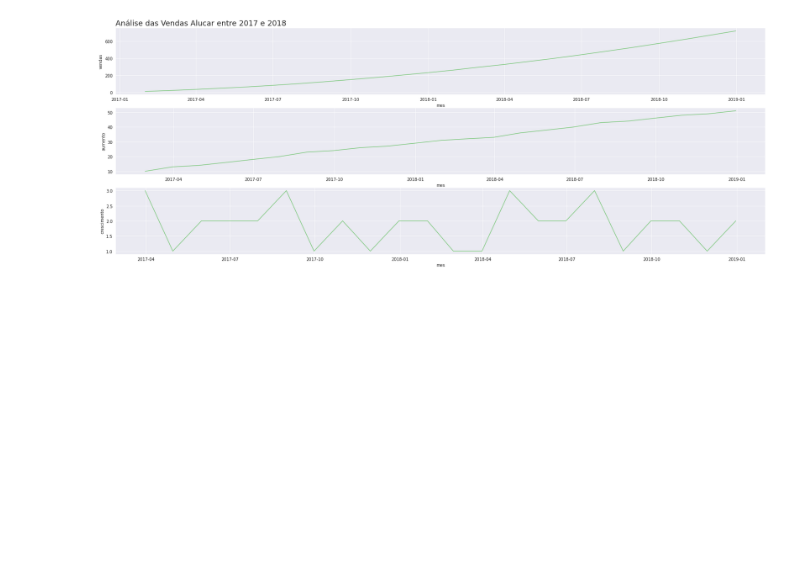
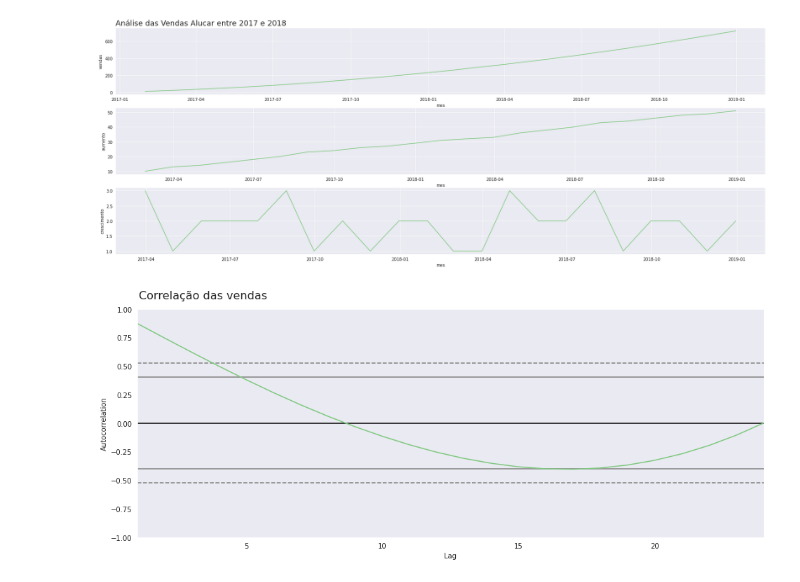
Before and after one commit to King-Bowie/TimeSeries, a Jupyter notebook: TimeSeries.ipynb, the cells around one changed output. Drawn from its saved outputs; the diff is of its cells as text; code cells hidden in the pictures; blank space fills up the shorter version.

```diff
--- a/TimeSeries.ipynb
+++ b/TimeSeries.ipynb
@@ -137,3 +140,10 @@ def plot_comparacao(x,y1,y2,y3,dataset,titulo1):
 plot_comparacao('mes','vendas','aumento','crescimento',alucar,'Análise das Vendas Alucar entre 2017 e 2018')
 # %% [output]
 [figure]
+# %%
+ax = plt.figure(figsize=(16,6))
+ax.suptitle('Correlação das vendas', fontsize=16,x=0.206,y=0.941)
+autocorrelation_plot(alucar['vendas'])
+plt.show()
+# %% [output]
+[figure, added]
```
Also changed, not shown: parts of 5 cells of this notebook.
